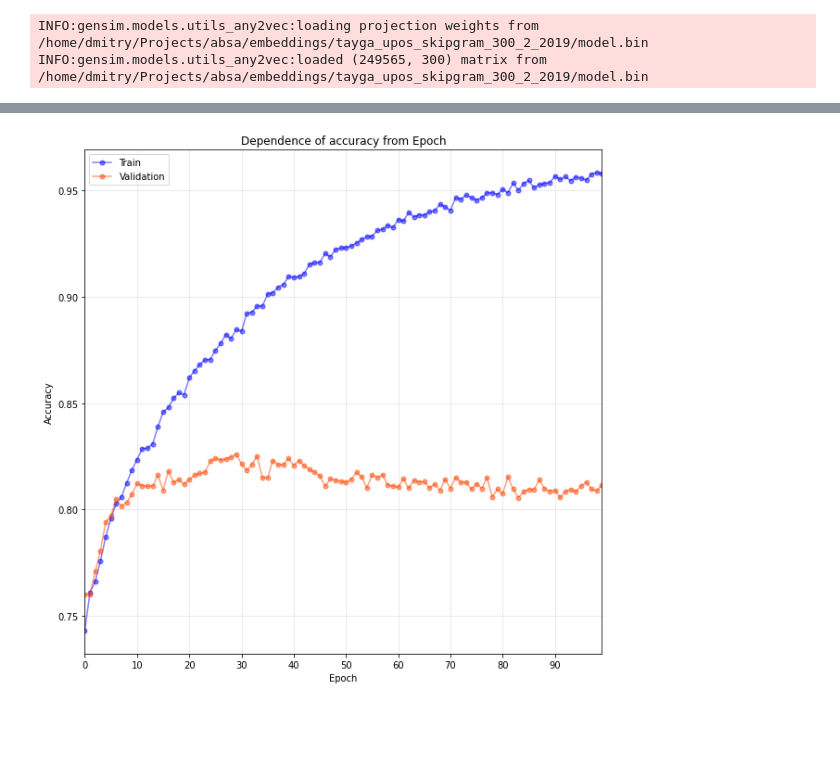
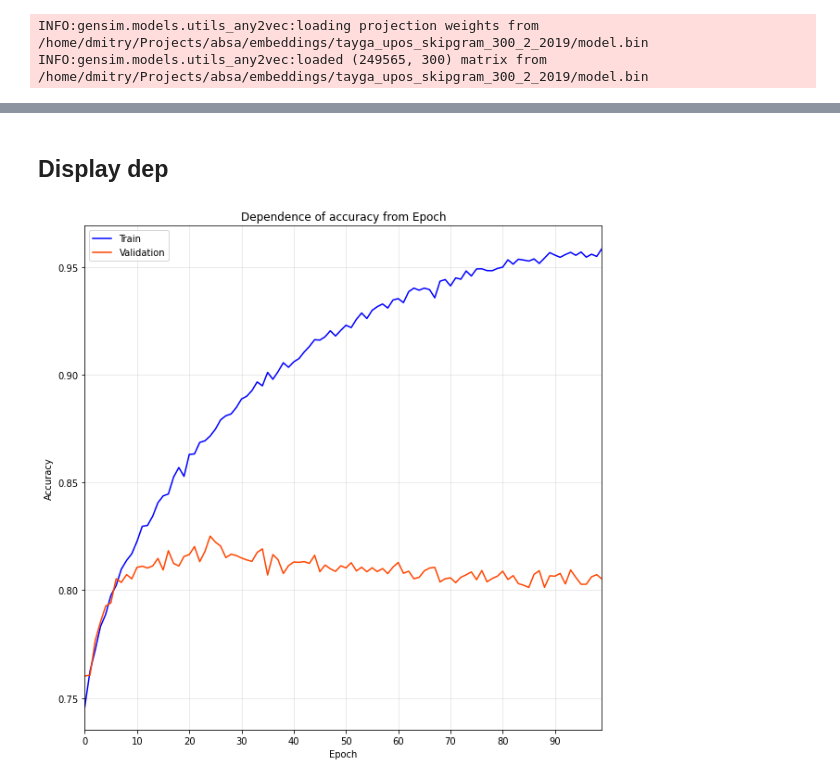
Before and after one commit to DavydovDmitry/absa, a Jupyter notebook: playbooks/polarity classifier.ipynb, the cells around one changed output, grey strips where cells are left out. Saved outputs shown, nothing was run; the diff lists cells and outputs as text; code cells hidden in the pictures; blank space fills up the shorter version.

Commit message:
redraw graph

```diff
--- a/playbooks/polarity classifier.ipynb
+++ b/playbooks/polarity classifier.ipynb
@@ -76,0 +74,2 @@ mean_val_hist = mean_val_hist / splits_number
+# %% [markdown]
+## Display dep
@@ -91,36 +92,33 @@ def display_score(parameter_values: List,
 
     plt.figure(figsize=(10, 10))
     plt.grid(True, alpha=0.3)
     plt.xlim(left=min(parameter_values), right=max(parameter_values))
 
     # train
-    plt.plot(parameter_values, train_values, color='blue', marker='o', alpha=0.5, markersize=5)
+    plt.plot(parameter_values, train_values, color='blue')
     # validation
     plt.plot(parameter_values,
              val_values,
-             color='orangered',
-             marker='o',
-             alpha=0.5,
-             markersize=5)
+             color='orangered')
 
     ax = plt.gca()
     ax.xaxis.set_major_locator(MaxNLocator(integer=True))
     plt.title(f'Dependence of {score_name} from {parameter_name}')
     plt.xlabel(f'{parameter_name}')
     plt.ylabel(score_name.capitalize())
     if isinstance(max_param, (int, )):
         plt.legend([
             f'Maximal {score_name}={max_acc:.{SCORE_DECIMAL_LEN}} when {parameter_name}={max_param}'
         ])
     else:
         plt.legend([
             f'Maximal {score_name}={max_acc:.{SCORE_DECIMAL_LEN}}' +
             f' when {parameter_name}={max_param:.{PARAMETER_DECIMAL_LEN}f}'
         ])
     plt.legend(['Train', 'Validation'])
 
 display_score(parameter_values=[x for x in range(num_epoch)],
               train_values=mean_train_hist,
               val_values=mean_val_hist)
 # %% [output]
-[figure, old version]
+[figure, new version]
```
Also changed, not shown: parts of 7 cells of this notebook, 1 other file.
